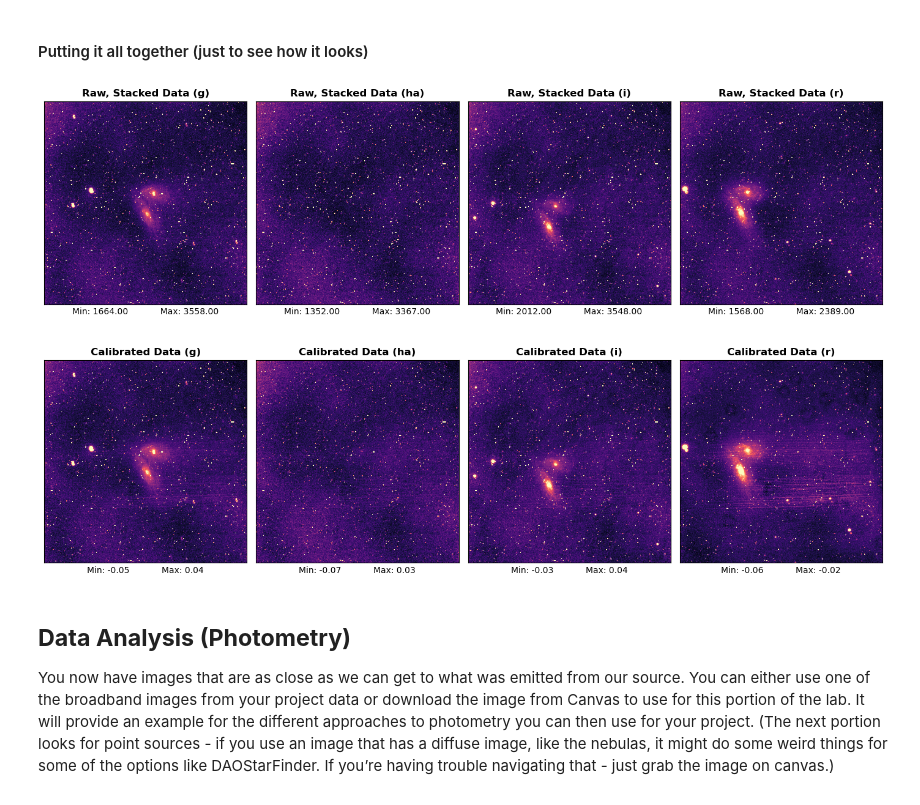
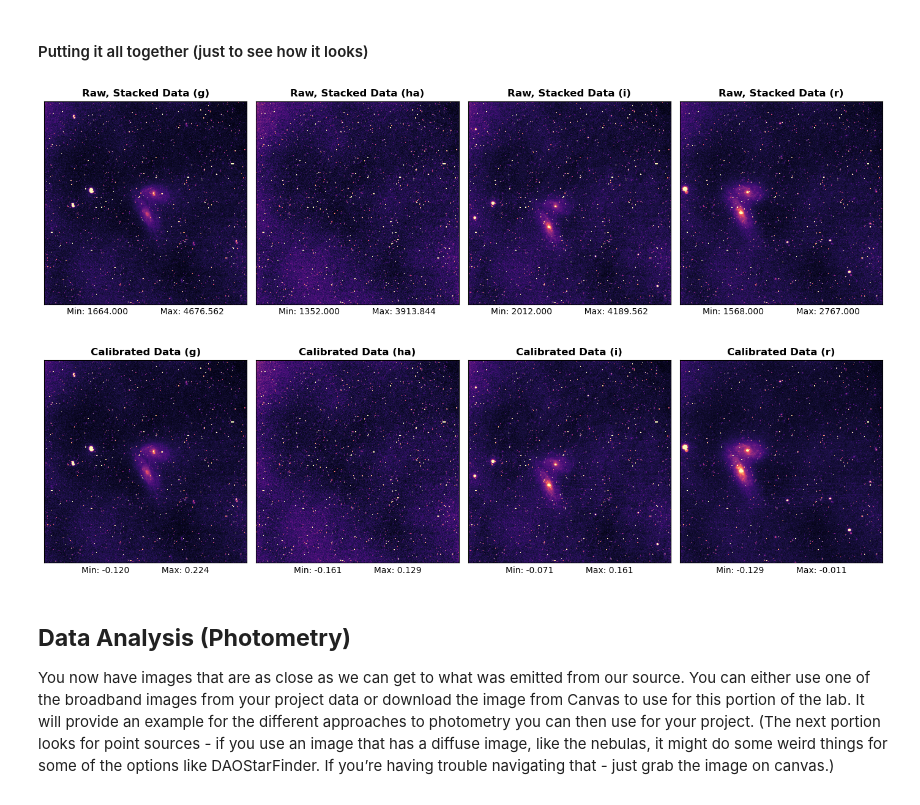
Before and after one commit to emmabacarra/Astr-480, a Jupyter notebook: Lab 4 - Data Reduction & Photometry/lab4.ipynb, the cells around one changed output. Drawn from its saved outputs; the diff is of its cells as text; code cells hidden in the pictures.

```diff
--- a/Lab 4 - Data Reduction & Photometry/lab4.ipynb
+++ b/Lab 4 - Data Reduction & Photometry/lab4.ipynb
@@ -132,0 +108,18 @@ domeflat_r_003_050524.fits
+# %%
+# printing out raw file names and normalized master values
+for filter in ["g flats", "ha flats", "i flats", "r flats"]:
+    relpath = "../../Interacting Galaxies Project/flats/"
+    nm = [file for file in os.listdir(os.path.relpath(relpath + filter)) if file.startswith('domeflat')]
+
+    # printing out normalized average value
+    print(f"\n[{filter}] ({len(nm)} files)".ljust(35) + (f"[Master Average] {np.mean(norm_flat[filter.split()[0]]):>11.3f}"))
+
+    filter_frames = []
+    for file in nm:
+        with fits.open(relpath + "/" + filter + "/" + file) as hdul:
+            data = hdul[0].data
+            filter_frames.append(np.mean(data))
+            print(f"{file:<35} Average Value: {np.mean(data):>11.3f}")
+
+    # the raw standard deviation is really high --> i.e. why flats are normalized before stacking
+    print(f"{'Standard Deviation:':>50} {np.std(filter_frames):>11.3f}")
@@ -138,0 +148,13 @@ dark = fits.open('../../Interacting Galaxies Project/darks/master_dark.fits')[0]
+# %%
+dark_files = []
+print("Average Dark Values (for each file)")
+for file in os.listdir('../../Interacting Galaxies Project/darks'):
+    if re.search("Dark_", file):
+        with fits.open('../../Interacting Galaxies Project/darks/' + file) as hdul:
+            data = hdul[0].data
+            print(f"{np.mean(data):.3f}")
+            dark_files.append(np.mean(data))
+print(f"Standard Deviation: {np.std(dark_files):.3f}")
+
+dark = fits.open('../../Interacting Galaxies Project/darks/master_dark.fits')[0].data
+print(f"\nMaster Dark avg: {np.mean(bias):.3f}")
@@ -149,34 +179,34 @@ ngc_r = fits.open('../../Interacting Galaxies Project/NGC 4567/combo_r.fits')[0]
 # %%
 # for a 4x2 grid, swap the rows and columns, figsize, and the axs indices
 fig, axs = plt.subplots(2, 4, figsize=(14, 9))
 
 filters = ['g', 'ha', 'i', 'r']
 ngc_data = [ngc_g, ngc_ha, ngc_i, ngc_r]
 
 for i, (filter, data) in enumerate(zip(filters, ngc_data)):
     # Raw data
-    vis_vmin, vis_vmax = np.percentile(data, [1, 99.6])
-    axs[0, i].set_xlabel(f'Min: {vis_vmin:.2f}            Max: {vis_vmax:.2f}')
+    vis_vmin, vis_vmax = np.percentile(data, [1, 99.75])
+    axs[0, i].set_xlabel(f'Min: {vis_vmin:.3f}            Max: {vis_vmax:.3f}')
     norm = vis.ImageNormalize(data, vmin=vis_vmin, vmax=vis_vmax, interval=vis.ZScaleInterval(), stretch=vis.LinearStretch())
     axs[0, i].imshow(data, cmap='magma', norm=norm, interpolation='hermite')
     axs[0, i].set_title(f'Raw, Stacked Data ({filter})', weight='bold')
     axs[0, i].set_xticks([])
     axs[0, i].set_yticks([])
 
     # Calibrated data
-    calibrated_data = ((data - bias - dark) / norm_flat[filter]) #+ (norm_flat[filter]**-1)
-    vis_vmin, vis_vmax = np.percentile(calibrated_data, [1, 99.6])
+    calibrated_data = ((data - bias - dark) / norm_flat[filter])
+    vis_vmin, vis_vmax = np.percentile(calibrated_data, [1, 99.75])
     norm = vis.ImageNormalize(calibrated_data, vmin=vis_vmin, vmax=vis_vmax, interval=vis.ZScaleInterval(), stretch=vis.LinearStretch())
     axs[1, i].imshow(calibrated_data, cmap='magma', norm=norm, interpolation='hermite')
     axs[1, i].set_title(f'Calibrated Data ({filter})', weight='bold')
-    axs[1, i].set_xlabel(f'Min: {vis_vmin:.2f}            Max: {vis_vmax:.2f}')
+    axs[1, i].set_xlabel(f'Min: {vis_vmin:.3f}            Max: {vis_vmax:.3f}')
     axs[1, i].set_xticks([])
     axs[1, i].set_yticks([])
 
 plt.tight_layout()
 plt.show()
 # %% [output]
-[figure, old version]
+[figure, new version]
 # %% [markdown]
 ## <b>Data Analysis (Photometry)</b>
 
```
Also changed, not shown: parts of 6 cells of this notebook.
